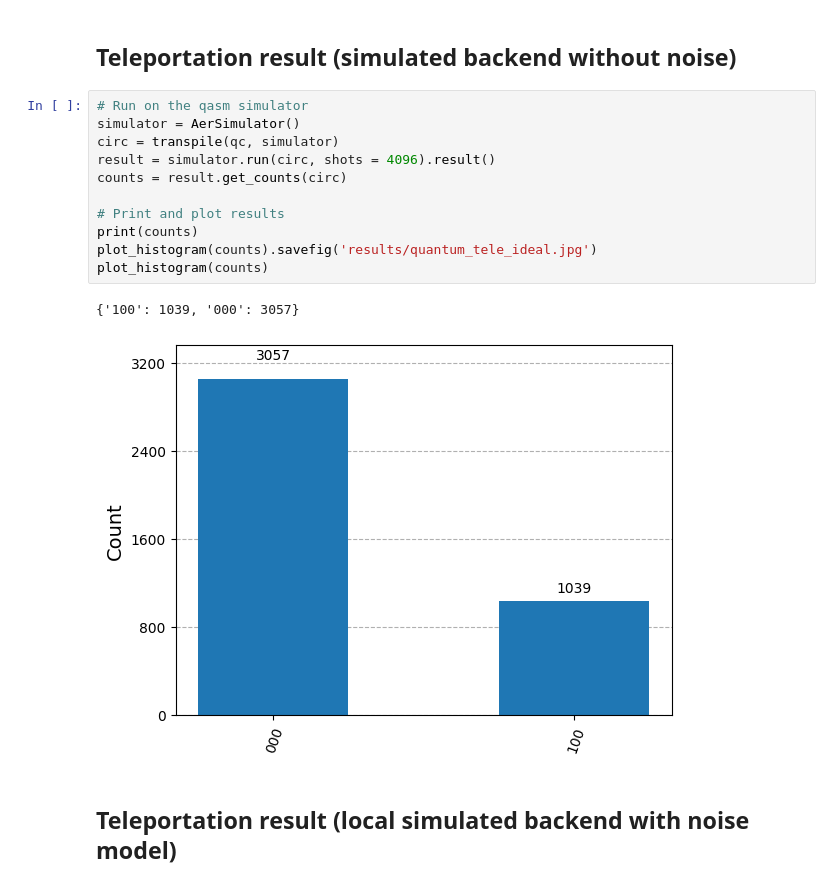
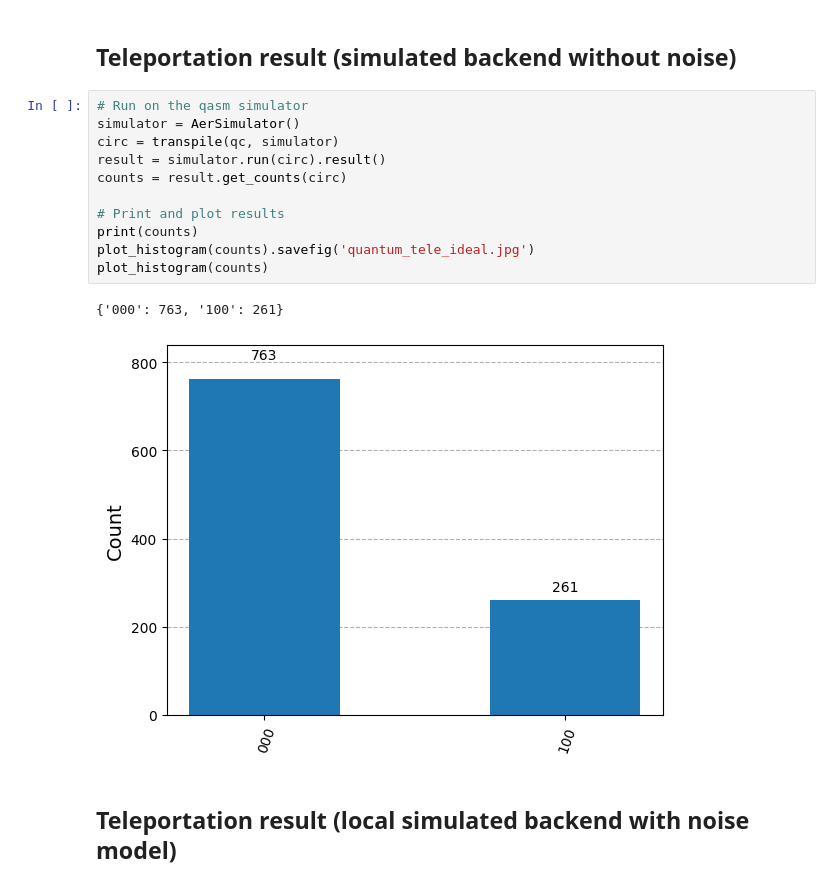
Before and after one commit to NinhVDT/mach_luong_tu_co_ban, a Jupyter notebook: quantum_tele_qiskit_one.ipynb, the cells around one changed output. Drawn from its saved outputs; the diff is of its cells as text.

```diff
--- a/quantum_tele_qiskit_one.ipynb
+++ b/quantum_tele_qiskit_one.ipynb
@@ -57,17 +57,17 @@ qc.draw('mpl')
 # %%
 # Run on the qasm simulator
 simulator = AerSimulator()
 circ = transpile(qc, simulator)
-result = simulator.run(circ, shots = 4096).result()
+result = simulator.run(circ).result()
 counts = result.get_counts(circ)
 
 # Print and plot results
 print(counts)
-plot_histogram(counts).savefig('results/quantum_tele_ideal.jpg')
+plot_histogram(counts).savefig('quantum_tele_ideal.jpg')
 plot_histogram(counts)
 # %% [output]
-{'100': 1039, '000': 3057}
+{'000': 763, '100': 261}
-[figure, old version]
+[figure, new version]
 # %% [markdown]
 ## Teleportation result (local simulated backend with noise model)
 # %%
```
Also changed, not shown: parts of 6 cells of this notebook, 5 other files.
